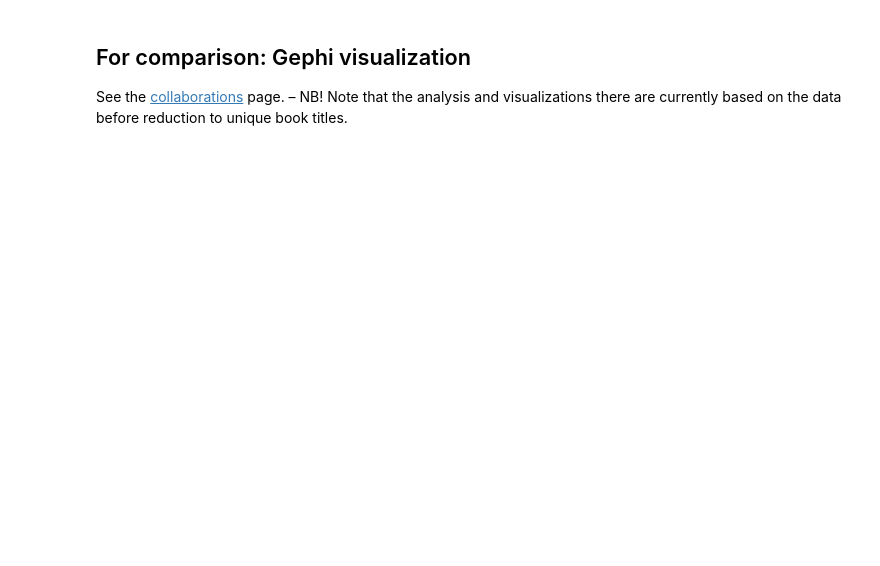
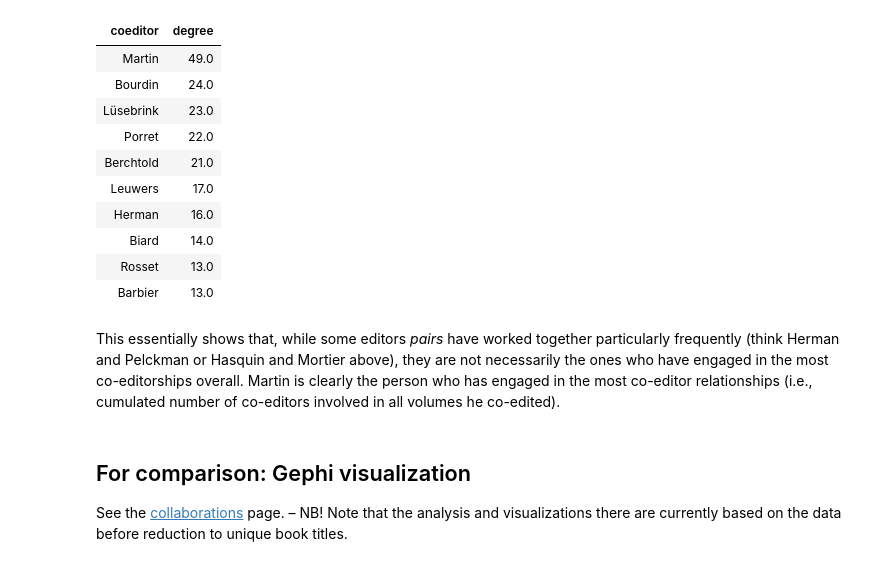
Before and after one commit to christofs/BIB18, a Jupyter notebook: coeditors.ipynb, the cells around one changed output. Cells and saved outputs as stored; diff of their text form; code cells hidden in the pictures; blank space fills up the shorter version.

```diff
--- a/coeditors.ipynb
+++ b/coeditors.ipynb
@@ -259,31 +261,27 @@ Based on the frequency of co-editorships, it is possible to draw a network repre
 # %%
-def create_plot(ccc):
+def create_plot(ccc_filtered):
     """
     Plot the co-editor data as a network using pyvis.
     """
     # Prepare the dataset
     ccc = ccc_filtered
     ccc.rename(columns={"count": "weight"}, inplace=True)
-    ccc = ccc[ccc["weight"] > 0]
+    ccc = ccc[ccc["weight"] > 0] # for filtering, with "0", all items remain
 
     # Load the data into a NetworkX graph
     net = Network('1600px', '2800px', notebook=True, cdn_resources='in_line')
-    G = nx.from_pandas_edgelist(
-        ccc,
-        source = "coeditor1",
-        target = "coeditor2",
-        edge_attr = "weight",
-        )
-    print(G)
-
     G = nx.Graph()
     for line in ccc.iterrows():
         G.add_edge(line[1][0], line[1][1], weight=line[1][2], title=line[1][2])
-
+    degrees = dict(G.degree)
+    degrees.update((x, ((y*10)**0.5)) for x, y in degrees.items())
+    nx.set_node_attributes(G, degrees, 'size')
+    print(G)
 
     # Plot the data using pyvis
     net.from_nx(G)
     net.toggle_physics(True)
     net.show("figures/coeditor-network.html")
-create_plot(ccc)
+    return G, degrees
+G, degrees = create_plot(ccc_filtered)
 # %% [output]
@@ -300,3 +302,30 @@ More interestingly, however, the network visualisation shows that there are mult
+# %%
+def check_degrees(degrees):
+    # Reverse the scaling from the visualization
+    degrees.update((x, ((y**2)/10)) for x, y in degrees.items())
+    degrees = pd.DataFrame.from_dict(degrees, orient="index", columns=["degree"])
+    degrees["coeditor"] = degrees.index
+    degrees = degrees[["coeditor", "degree"]]
+    degrees.sort_values(by="degree", ascending=False, inplace=True)
+    # Display this as a formatted table
+    display(HTML(degrees.head(10).to_html(index=False)))
+
+
+check_degrees(degrees)
+# %% [output]
+| coeditor | degree |
+| Martin | 49.0 |
+| Bourdin | 24.0 |
+| Lüsebrink | 23.0 |
+| Porret | 22.0 |
+| Berchtold | 21.0 |
+| Leuwers | 17.0 |
+| Herman | 16.0 |
+| Biard | 14.0 |
+| Rosset | 13.0 |
+| Barbier | 13.0 |
+# %% [markdown]
+This essentially shows that, while some editors _pairs_ have worked together particularly frequently (think Herman and Pelckman or Hasquin and Mortier above), they are not necessarily the ones who have engaged in the most co-editorships overall. Martin is clearly the person who has engaged in the most co-editor relationships (i.e., cumulated number of co-editors involved in all volumes he co-edited).
 # %% [markdown]
 
 ## For comparison: Gephi visualization
```
Also changed, not shown: parts of 16 cells of this notebook, 11 other files.
